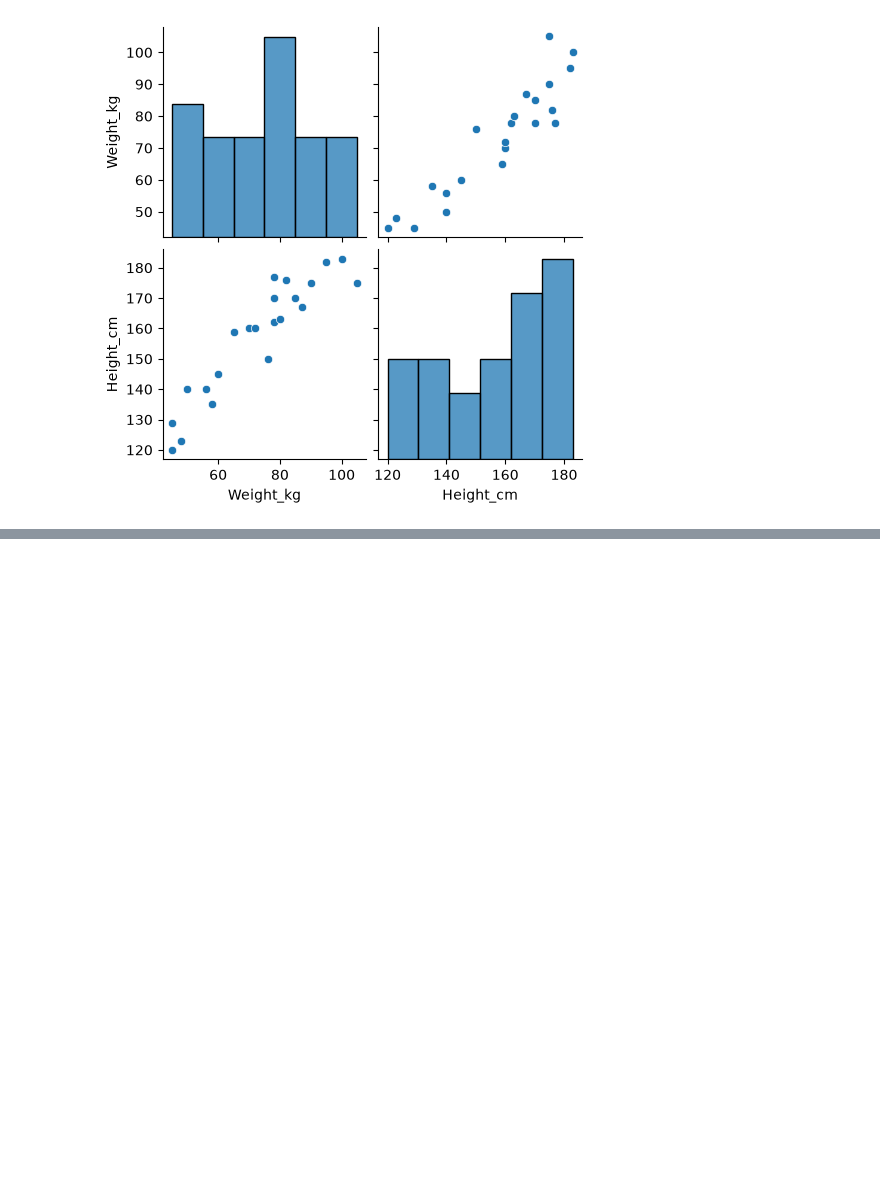
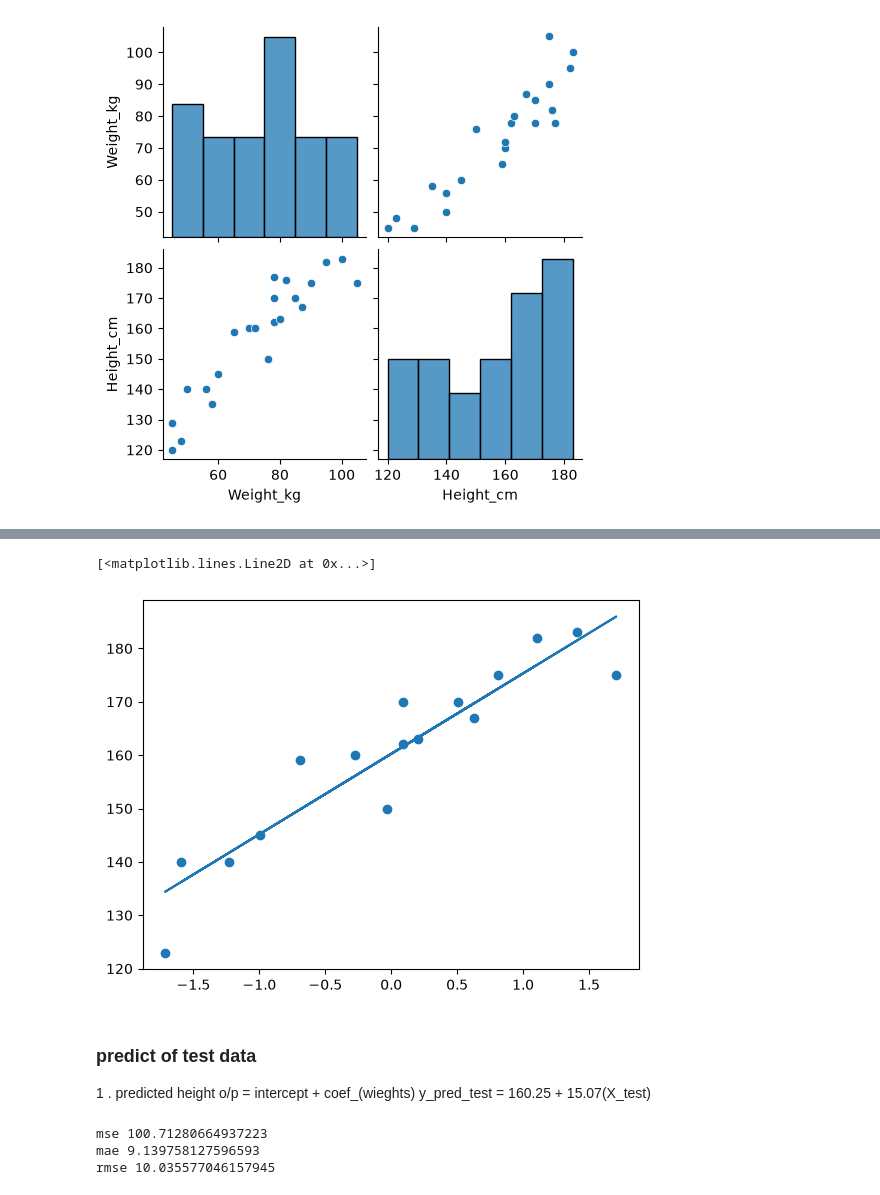
Before and after one commit to AyushPratap05/ML, a Jupyter notebook: linearreg.ipynb, the cells around one changed output, grey strips where cells are left out. Saved outputs shown, nothing was run; the diff lists cells and outputs as text; code cells hidden in the pictures; blank space fills up the shorter version.

Commit message:
model creation

```diff
--- a/linearreg.ipynb
+++ b/linearreg.ipynb
@@ -194,0 +209,6 @@ sns.pairplot(df)
+# %%
+# Train test split
+
+from sklearn.model_selection import train_test_split
+
+X_train , X_test , y_train, y_test = train_test_split(X,y,test_size=0.25, random_state=42)
@@ -194,0 +223,3 @@ sns.pairplot(df)
+# %%
+scaler = StandardScaler()
+X_train = scaler.fit_transform(X_train)
@@ -194,0 +240,4 @@ sns.pairplot(df)
+# %%
+regression = LinearRegression(n_jobs=-1)
+# %%
+regression.fit(X_train,y_train)
@@ -194,0 +256,10 @@ sns.pairplot(df)
+# %%
+plt.scatter(X_train,y_train)
+plt.plot(X_train,regression.predict(X_train))
+# %% [output]
+[<matplotlib.lines.Line2D at 0x...>]
+[figure, added]
+# %% [markdown]
+### predict of test data
+1  . predicted height o/p = intercept + coef_(wieghts)
+y_pred_test = 160.25 + 15.07(X_test)
@@ -194,0 +274,13 @@ sns.pairplot(df)
+# %%
+mse = mean_squared_error(y_test,y_pred)
+mae = mean_absolute_error(y_test,y_pred)
+rmse = np.sqrt(mse)
+
+
+print("mse",mse)
+print("mae",mae)
+print("rmse",rmse)
+# %% [output]
+mse 100.71280664937223
+mae 9.139758127596593
+rmse 10.035577046157945
```
Also changed, not shown: parts of 25 cells of this notebook, 2 other files.
